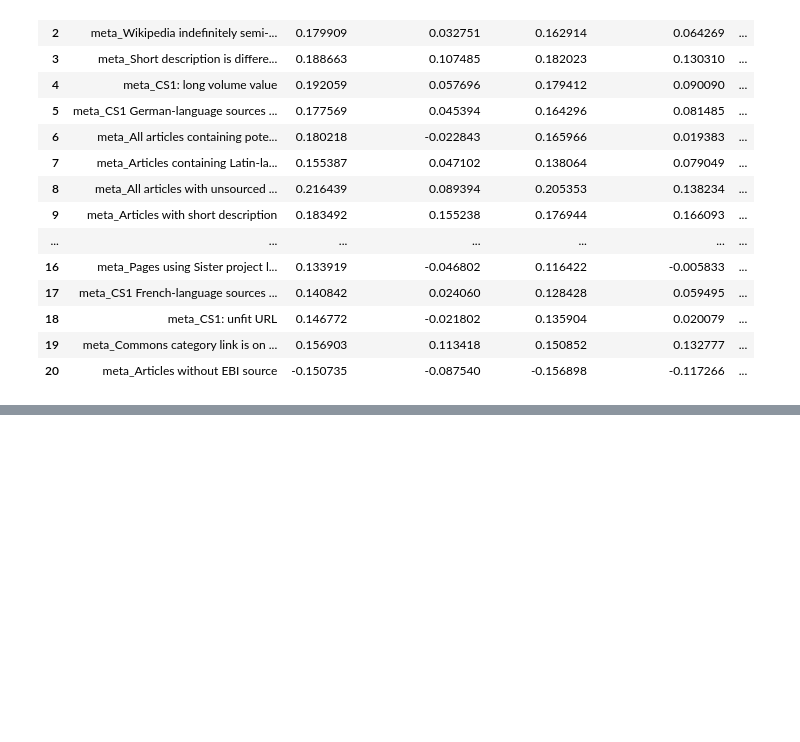
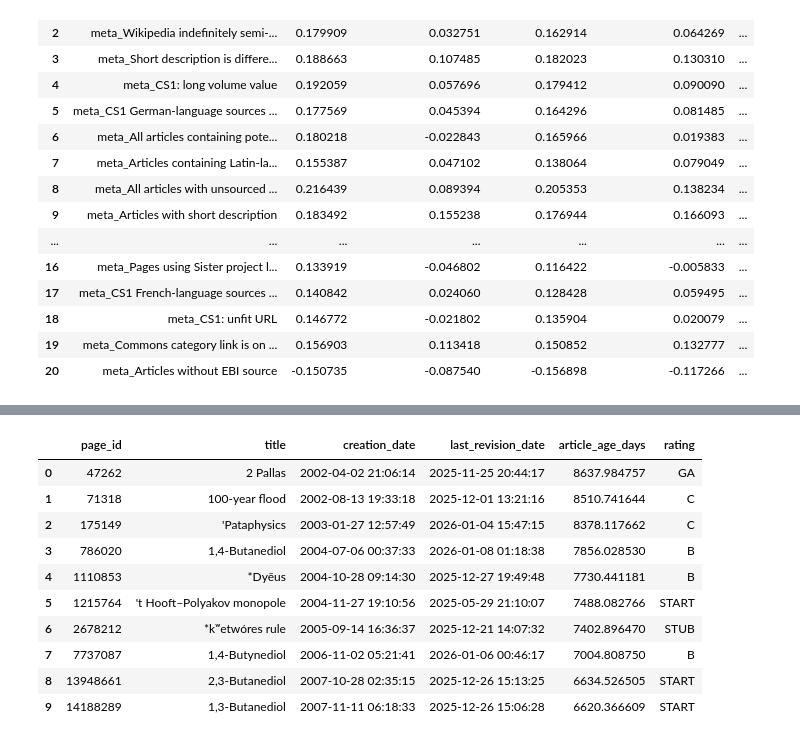
Before and after one commit to lucascampa/wikipedia-article-quality-ml, a Jupyter notebook: notebooks/Supervised and Unsupervised Learning.ipynb, the cells around one changed output, grey strips where cells are left out. Cells and saved outputs as stored; diff of their text form; code cells hidden in the pictures; blank space fills up the shorter version.

Commit message:
Get creation dates

```diff
--- a/notebooks/Supervised and Unsupervised Learning.ipynb
+++ b/notebooks/Supervised and Unsupervised Learning.ipynb
@@ -1665,0 +1952,29 @@ partial_matrix
+# %%
+import numpy as np
+
+date_df = pd.read_csv("creation_dates.csv")
+date_df["creation_date"] = pd.to_datetime(date_df["creation_date"])
+
+missing_ids = list(set(wikipedia["page_id"]) - set(date_df["page_id"]))
+print(f"Real: {len(date_df)}, Missing: {len(missing_ids)}")
+
+date_df["creation_date"] = date_df["creation_date"].dt.tz_localize(None)
+min_ts = pd.Timestamp("2001-01-15").value
+max_ts = date_df["creation_date"].max().value
+
+real_timestamps = date_df["creation_date"].astype(np.int64).values
+rng = np.random.default_rng(42)
+synthetic_timestamps = rng.choice(real_timestamps, size=len(missing_ids))
+noise = rng.integers(-30 * 86400 * 10**9, 30 * 86400 * 10**9, size=len(missing_ids))
+synthetic_dates = pd.to_datetime(np.clip(synthetic_timestamps + noise, min_ts, max_ts))
+
+synthetic_rows = pd.DataFrame({
+    "page_id": missing_ids,
+    "creation_date": synthetic_dates,
+})
+
+date_df = pd.concat([date_df, synthetic_rows], ignore_index=True)
+date_df = date_df[date_df["page_id"].isin(wikipedia["page_id"])]
+date_df = date_df.sort_values("page_id").reset_index(drop=True)
+print(f"Total: {len(date_df)} (should be {len(wikipedia)})")
+date_df
@@ -1665,0 +1997,18 @@ partial_matrix
+# %%
+wiki_with_dates = wikipedia.merge(date_df[["page_id", "creation_date"]], on="page_id", how="left")
+wiki_with_dates["last_revision_date"] = pd.to_datetime(wiki_with_dates["last_revision_date"], utc=True).dt.tz_localize(None)
+wiki_with_dates["creation_date"] = pd.to_datetime(wiki_with_dates["creation_date"]).dt.tz_localize(None)
+wiki_with_dates["article_age_days"] = (wiki_with_dates["last_revision_date"] - wiki_with_dates["creation_date"]).dt.total_seconds() / 86400
+wiki_with_dates[["page_id", "title", "creation_date", "last_revision_date", "article_age_days", "rating"]].head(10)
+# %% [output]
+|  | page_id | title | creation_date | last_revision_date | article_age_days | rating |
+| 0 | 47262 | 2 Pallas | 2002-04-02 21:06:14 | 2025-11-25 20:44:17 | 8637.984757 | GA |
+| 1 | 71318 | 100-year flood | 2002-08-13 19:33:18 | 2025-12-01 13:21:16 | 8510.741644 | C |
+| 2 | 175149 | 'Pataphysics | 2003-01-27 12:57:49 | 2026-01-04 15:47:15 | 8378.117662 | C |
+| 3 | 786020 | 1,4-Butanediol | 2004-07-06 00:37:33 | 2026-01-08 01:18:38 | 7856.028530 | B |
+| 4 | 1110853 | *Dyēus | 2004-10-28 09:14:30 | 2025-12-27 19:49:48 | 7730.441181 | B |
+| 5 | 1215764 | 't Hooft–Polyakov monopole | 2004-11-27 19:10:56 | 2025-05-29 21:10:07 | 7488.082766 | START |
+| 6 | 2678212 | *kʷetwóres rule | 2005-09-14 16:36:37 | 2025-12-21 14:07:32 | 7402.896470 | STUB |
+| 7 | 7737087 | 1,4-Butynediol | 2006-11-02 05:21:41 | 2026-01-06 00:46:17 | 7004.808750 | B |
+| 8 | 13948661 | 2,3-Butanediol | 2007-10-28 02:35:15 | 2025-12-26 15:13:25 | 6634.526505 | START |
+| 9 | 14188289 | 1,3-Butanediol | 2007-11-11 06:18:33 | 2025-12-26 15:06:28 | 6620.366609 | START |
```
Also changed, not shown: parts of 18 cells of this notebook, 3 other files.
